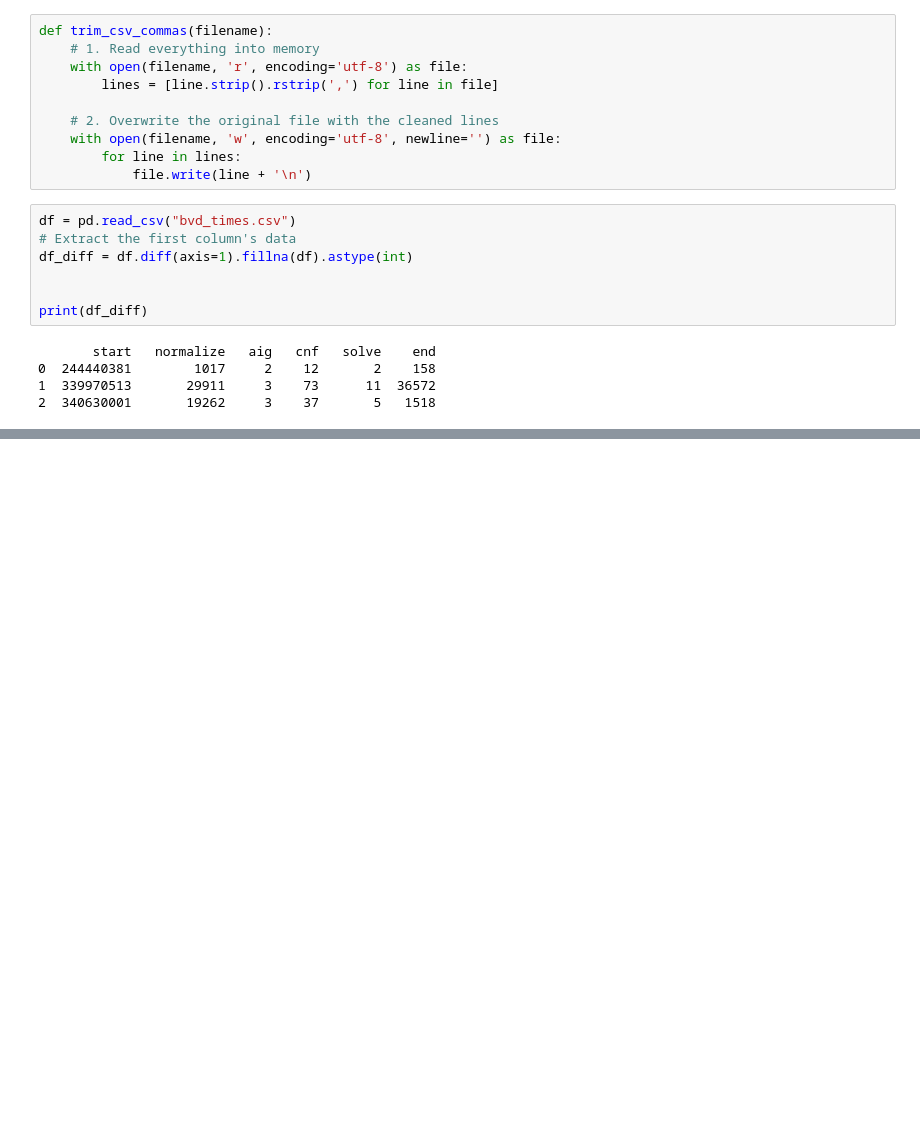
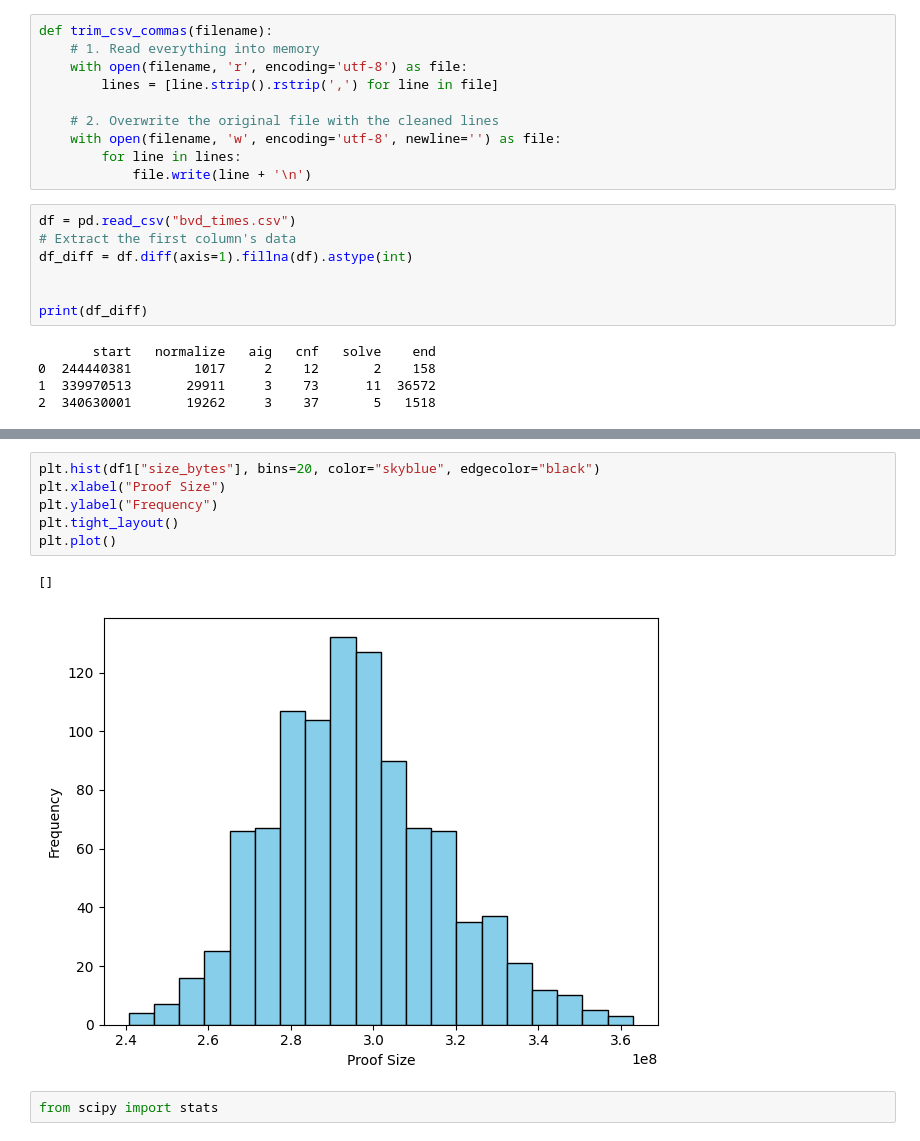
Before and after one commit to VerifiedQC/Lean-QEC, a Jupyter notebook: data_analysis/solve_times.ipynb, the cells around one changed output, grey strips where cells are left out. Drawn from its saved outputs; the diff is of its cells as text; blank space fills up the shorter version.

```diff
--- a/data_analysis/solve_times.ipynb
+++ b/data_analysis/solve_times.ipynb
@@ -128,0 +166,11 @@ s   i                   z          e   _   b      y    t    e    s
+# %%
+plt.hist(df1["size_bytes"], bins=20, color="skyblue", edgecolor="black")
+plt.xlabel("Proof Size")
+plt.ylabel("Frequency")
+plt.tight_layout()
+plt.plot()
+# %% [output]
+[]
+[figure, added]
+# %%
+from scipy import stats
```
Also changed, not shown: parts of 5 cells of this notebook, 6 other files.
